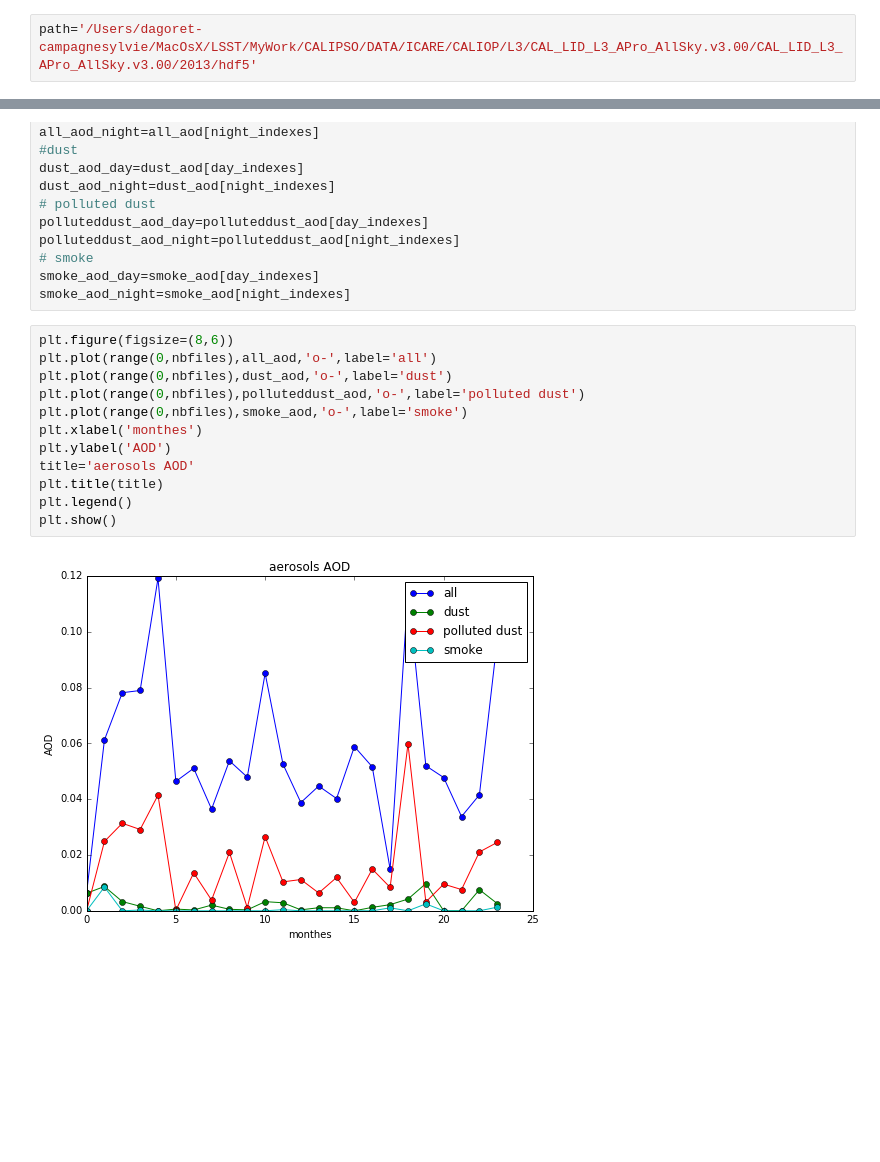
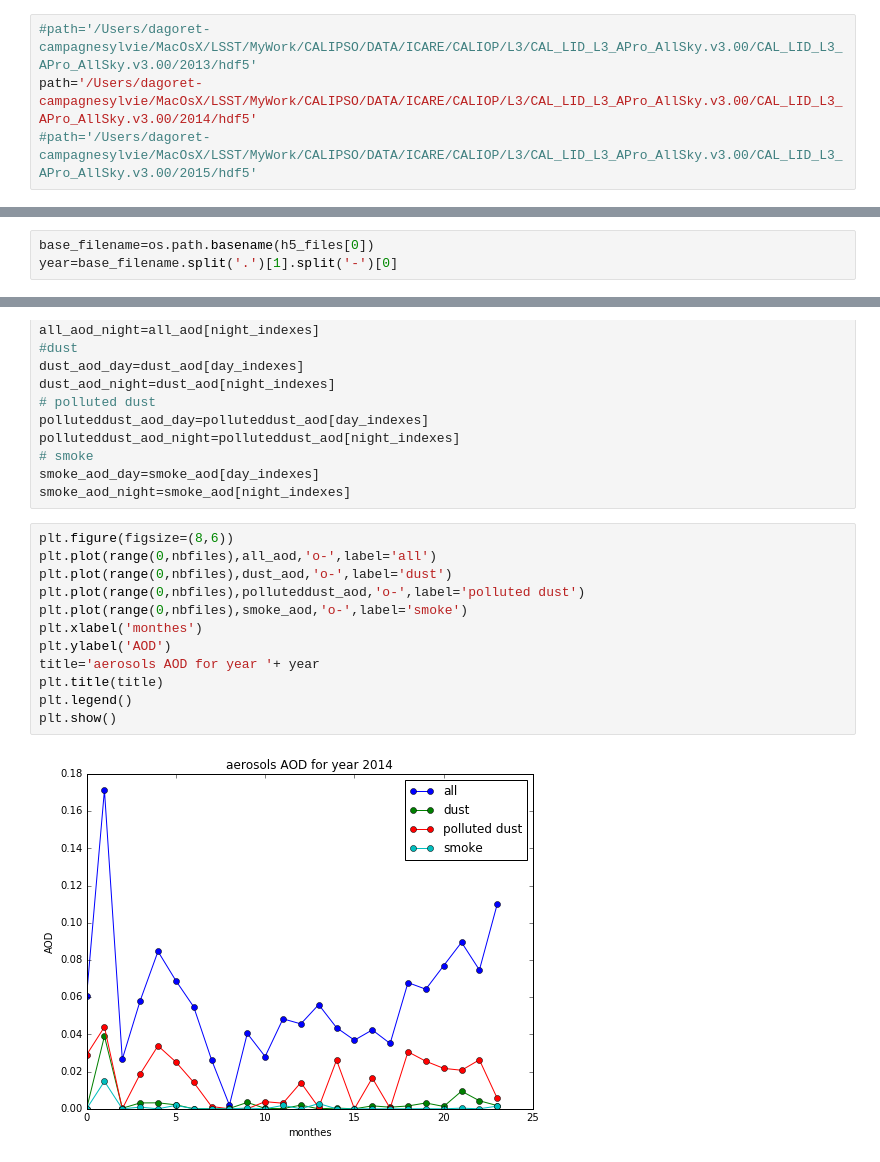
Before and after one commit to sylvielsstfr/caliopL3Ana, a Jupyter notebook: ScanAerosolsOneYear.ipynb, the cells around one changed output, grey strips where cells are left out. Drawn from its saved outputs; the diff is of its cells as text; blank space fills up the shorter version.

Commit message:
update for year 2014 and 2015

```diff
--- a/ScanAerosolsOneYear.ipynb
+++ b/ScanAerosolsOneYear.ipynb
@@ -16,7 +19,9 @@ import pandas as pd
 import h5py
 %matplotlib inline
 # %%
-path='/Users/dagoret-campagnesylvie/MacOsX/LSST/MyWork/CALIPSO/DATA/ICARE/CALIOP/L3/CAL_LID_L3_APro_AllSky.v3.00/CAL_LID_L3_APro_AllSky.v3.00/2013/hdf5'
+#path='/Users/dagoret-campagnesylvie/MacOsX/LSST/MyWork/CALIPSO/DATA/ICARE/CALIOP/L3/CAL_LID_L3_APro_AllSky.v3.00/CAL_LID_L3_APro_AllSky.v3.00/2013/hdf5'
+path='/Users/dagoret-campagnesylvie/MacOsX/LSST/MyWork/CALIPSO/DATA/ICARE/CALIOP/L3/CAL_LID_L3_APro_AllSky.v3.00/CAL_LID_L3_APro_AllSky.v3.00/2014/hdf5'
+#path='/Users/dagoret-campagnesylvie/MacOsX/LSST/MyWork/CALIPSO/DATA/ICARE/CALIOP/L3/CAL_LID_L3_APro_AllSky.v3.00/CAL_LID_L3_APro_AllSky.v3.00/2015/hdf5'
 # %%
 h5_files = [f for f in os.listdir(path) if f.endswith('.h5')]
 #print(h5_files)
@@ -37,0 +43,3 @@ full_h5file[0]
+# %%
+base_filename=os.path.basename(h5_files[0])
+year=base_filename.split('.')[1].split('-')[0]
@@ -122,17 +134,17 @@ smoke_aod_night=smoke_aod[night_indexes]
 # %%
 plt.figure(figsize=(8,6))
 plt.plot(range(0,nbfiles),all_aod,'o-',label='all')
 plt.plot(range(0,nbfiles),dust_aod,'o-',label='dust')
 plt.plot(range(0,nbfiles),polluteddust_aod,'o-',label='polluted dust')
 plt.plot(range(0,nbfiles),smoke_aod,'o-',label='smoke')
 plt.xlabel('monthes')
 plt.ylabel('AOD')
-title='aerosols AOD'
+title='aerosols AOD for year '+ year
 plt.title(title)
 plt.legend()
 plt.show()
 # %% [output]
-[figure, old version]
+[figure, new version]
 # %%
 plt.figure(figsize=(10,6))
 plt.plot(range(0,nbfiles/2),all_aod_day,'o-',label='all day')
```
Also changed, not shown: parts of 5 cells of this notebook.
